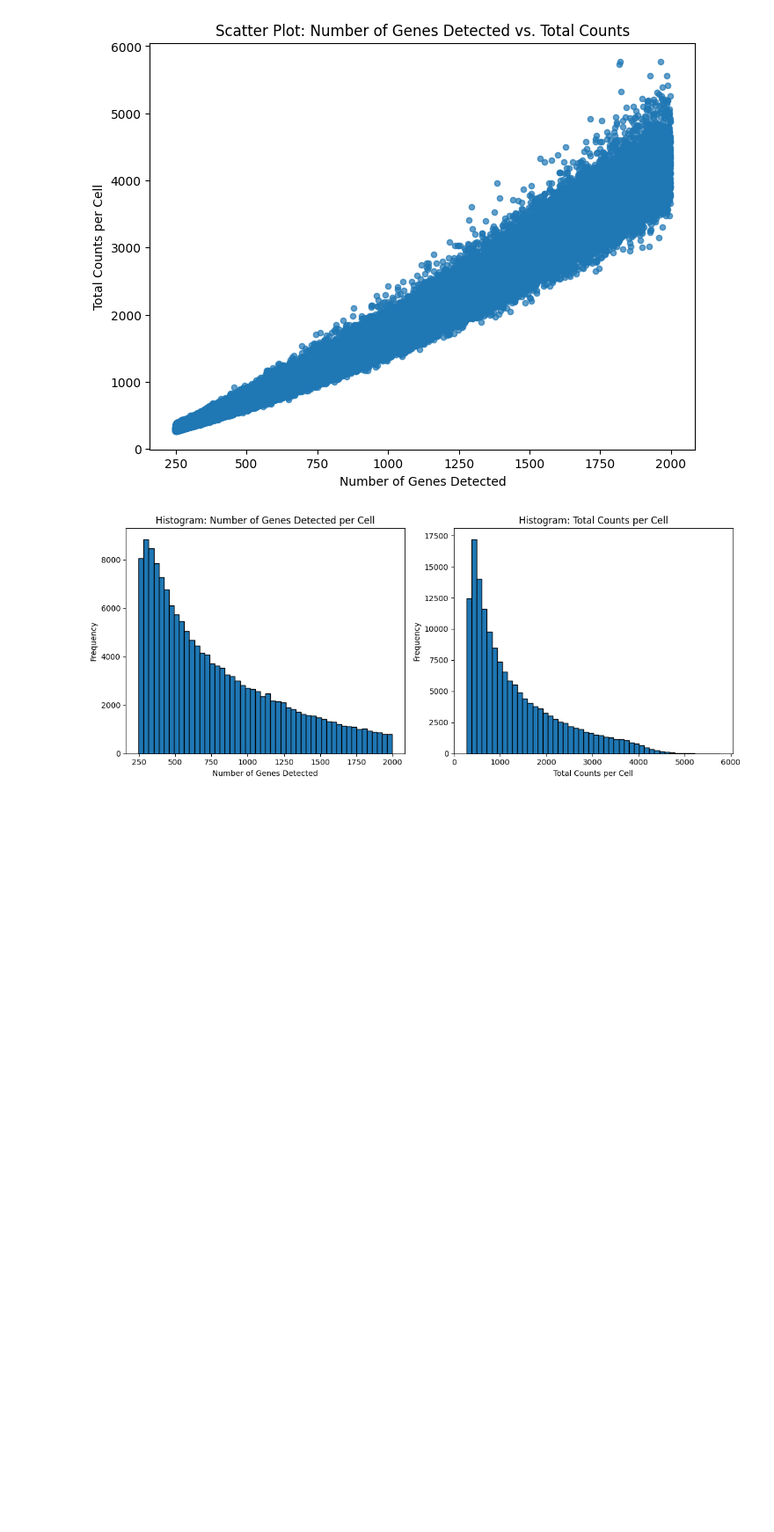
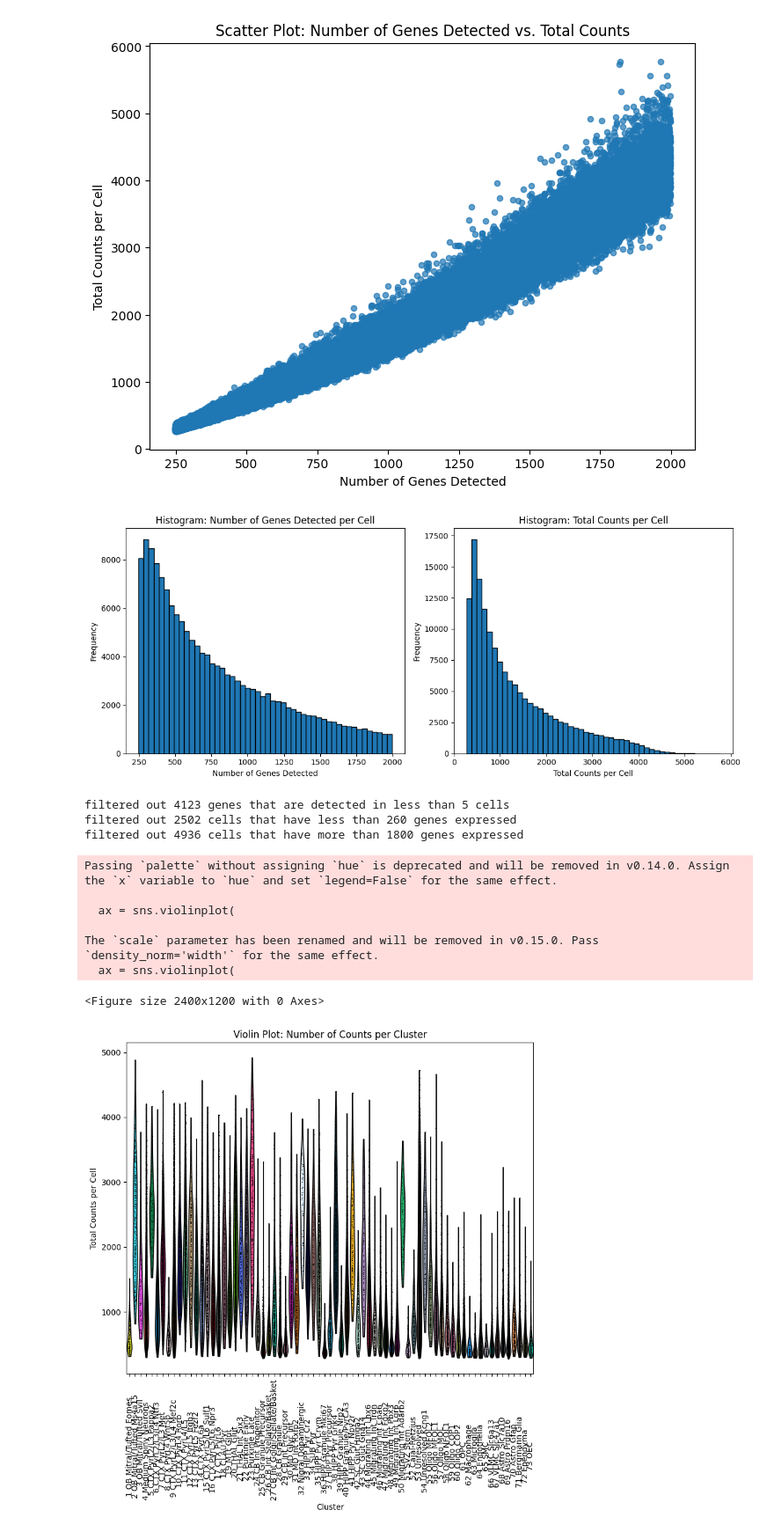
Before and after one commit to IntroductiontoBioinformaticsFall2023/intro-to-bio-sut-final-project, a Jupyter notebook: tasks/task-design-gene-ius-spotting/single-cell.ipynb, the cells around one changed output. Shown at 88% size. Cells and saved outputs as stored; diff of their text form; code cells hidden in the pictures; blank space fills up the shorter version.

```diff
--- a/tasks/task-design-gene-ius-spotting/single-cell.ipynb
+++ b/tasks/task-design-gene-ius-spotting/single-cell.ipynb
@@ -367,3 +367,31 @@ plt.tight_layout()
 plt.show()
 # %% [output]
 [figure]
+# %%
+# Gene Quality Control
+sc.pp.filter_genes(adata1, min_cells=5)  # Remove genes expressed in less than 5 cells
+
+# Cell Quality Control
+sc.pp.filter_cells(adata1, min_genes=260)  # Remove cells with less than 200 genes detected
+sc.pp.filter_cells(adata1, max_genes=1800)  # Remove cells with more than 6000 genes detected
+sc.pp.filter_cells(adata1, min_counts=1)  # Remove cells with less than 1 total counts
+
+# Plot violin plot of number of counts per cluster (class)
+plt.figure(figsize=(24, 12))
+sc.pl.violin(adata1, keys='total_counts', groupby='cluster_assignment', rotation=90, show=False)
+plt.xlabel('Cluster')
+plt.ylabel('Total Counts per Cell')
+plt.title('Violin Plot: Number of Counts per Cluster')
+plt.show()
+# %% [output]
+filtered out 4123 genes that are detected in less than 5 cells
+filtered out 2502 cells that have less than 260 genes expressed
+filtered out 4936 cells that have more than 1800 genes expressed
+Passing `palette` without assigning `hue` is deprecated and will be removed in v0.14.0. Assign the `x` variable to `hue` and set `legend=False` for the same effect.
+
+  ax = sns.violinplot(
+
+The `scale` parameter has been renamed and will be removed in v0.15.0. Pass `density_norm='width'` for the same effect.
+  ax = sns.violinplot(
+<Figure size 2400x1200 with 0 Axes>
+[figure, added]
```
Also changed, not shown: parts of 7 cells of this notebook.
